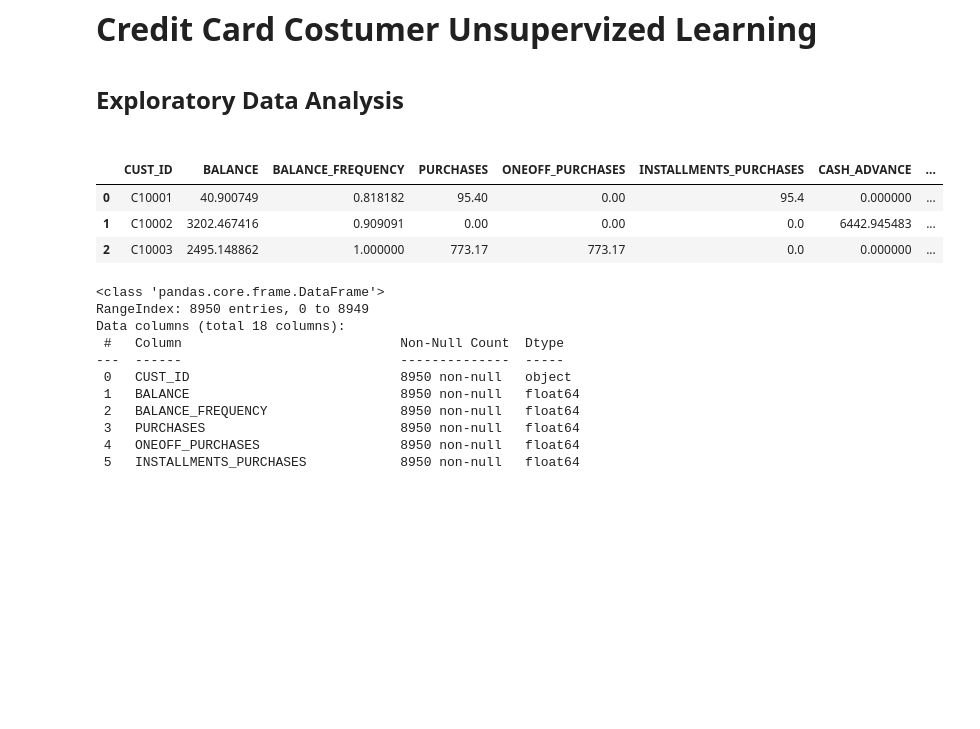
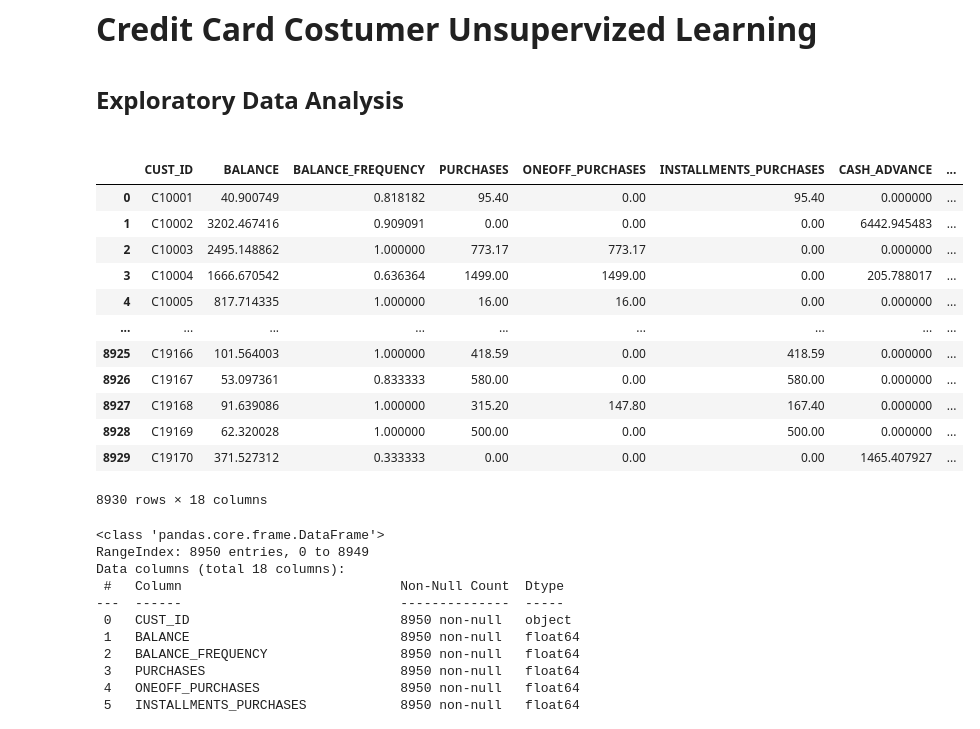
Before and after one commit to inesbchainho/ML_unsupervized_learning_26, a Jupyter notebook: Main_Notebook.ipynb, the cells around one changed output. Saved outputs shown, nothing was run; the diff lists cells and outputs as text; code cells hidden in the pictures; blank space fills up the shorter version.

```diff
--- a/Main_Notebook.ipynb
+++ b/Main_Notebook.ipynb
@@ -22,16 +22,25 @@ from sklearn.ensemble import RandomForestClassifier
 from sklearn.ensemble import GradientBoostingClassifier
 from sklearn.ensemble import BaggingClassifier
 from sklearn.ensemble import AdaBoostClassifier
-# %% [markdown]
-<b><font size="5">Exploratory Data Analysis</font></b><br><br>
+# %% [markdown]
+<b><font size="5">Exploratory Data Analysis</font></b><br><br>
 # %%
 data = pd.read_csv(r"C:\Users\inesb\Downloads\ML_unsupervized_learning_26\CC GENERAL.csv")
-data.head(3)
+data.head(-20)
 # %% [output]
 |  | CUST_ID | BALANCE | BALANCE_FREQUENCY | PURCHASES | ONEOFF_PURCHASES | INSTALLMENTS_PURCHASES | CASH_ADVANCE | ... |
-| 0 | C10001 | 40.900749 | 0.818182 | 95.40 | 0.00 | 95.4 | 0.000000 | ... |
-| 1 | C10002 | 3202.467416 | 0.909091 | 0.00 | 0.00 | 0.0 | 6442.945483 | ... |
-| 2 | C10003 | 2495.148862 | 1.000000 | 773.17 | 773.17 | 0.0 | 0.000000 | ... |
+| 0 | C10001 | 40.900749 | 0.818182 | 95.40 | 0.00 | 95.40 | 0.000000 | ... |
+| 1 | C10002 | 3202.467416 | 0.909091 | 0.00 | 0.00 | 0.00 | 6442.945483 | ... |
+| 2 | C10003 | 2495.148862 | 1.000000 | 773.17 | 773.17 | 0.00 | 0.000000 | ... |
+| 3 | C10004 | 1666.670542 | 0.636364 | 1499.00 | 1499.00 | 0.00 | 205.788017 | ... |
+| 4 | C10005 | 817.714335 | 1.000000 | 16.00 | 16.00 | 0.00 | 0.000000 | ... |
+| ... | ... | ... | ... | ... | ... | ... | ... | ... |
+| 8925 | C19166 | 101.564003 | 1.000000 | 418.59 | 0.00 | 418.59 | 0.000000 | ... |
+| 8926 | C19167 | 53.097361 | 0.833333 | 580.00 | 0.00 | 580.00 | 0.000000 | ... |
+| 8927 | C19168 | 91.639086 | 1.000000 | 315.20 | 147.80 | 167.40 | 0.000000 | ... |
+| 8928 | C19169 | 62.320028 | 1.000000 | 500.00 | 0.00 | 500.00 | 0.000000 | ... |
+| 8929 | C19170 | 371.527312 | 0.333333 | 0.00 | 0.00 | 0.00 | 1465.407927 | ... |
+8930 rows × 18 columns
 # %%
 data.info()
 # 1 missing value at Credit_Limit
```
Also changed, not shown: parts of 8 cells of this notebook, 1 other file.
